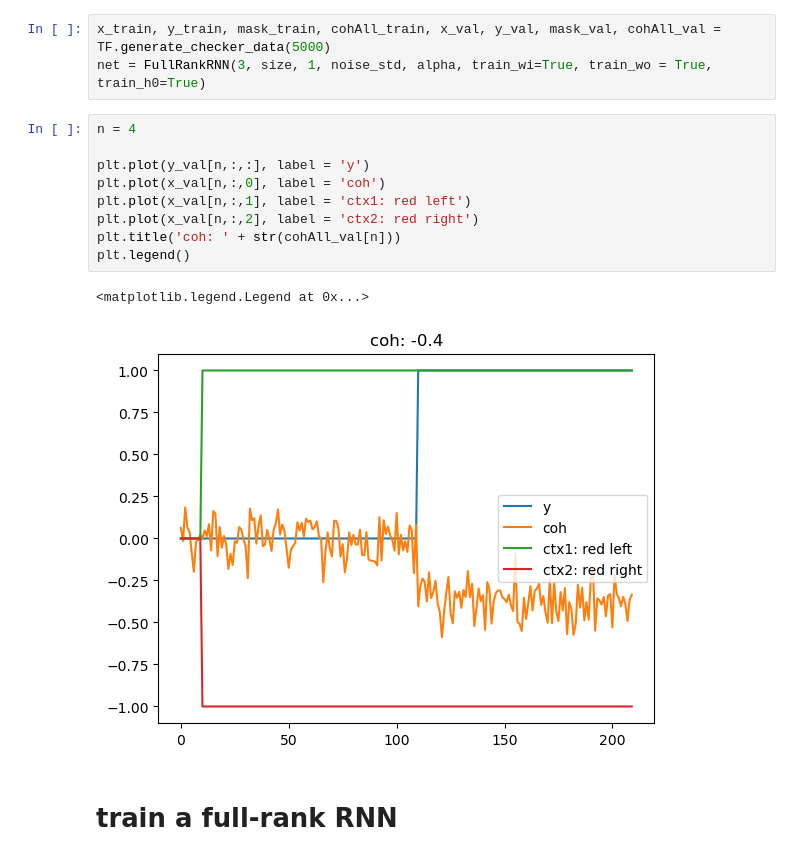
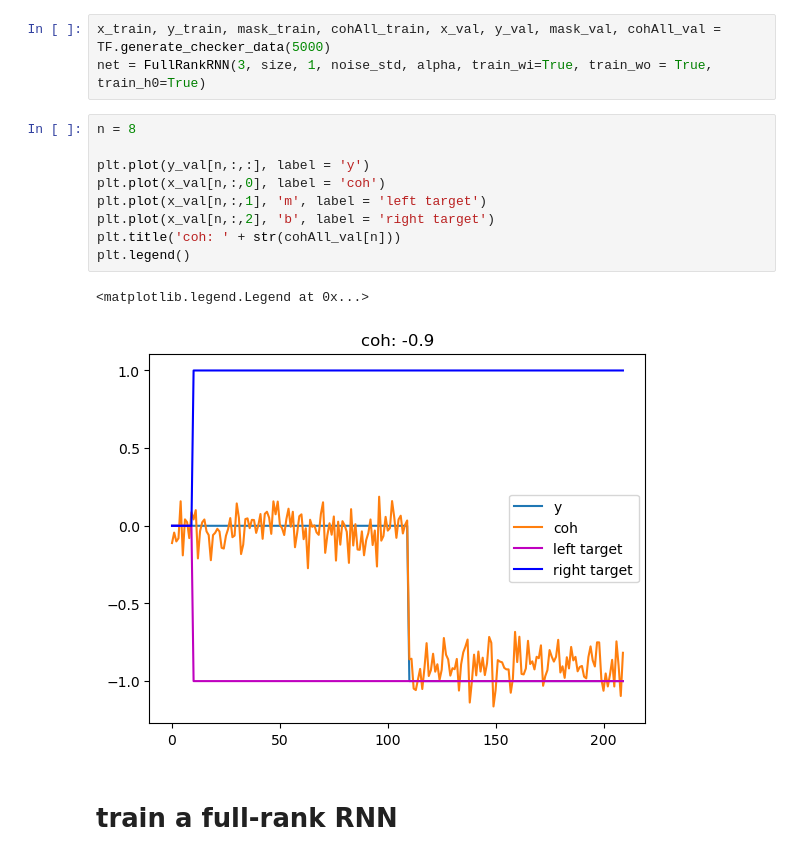
Before and after one commit to tianw6/lowrank_inference, a Jupyter notebook: notebooks/TFtrainRank.ipynb, the cells around one changed output. Drawn from its saved outputs; the diff is of its cells as text.

```diff
--- a/notebooks/TFtrainRank.ipynb
+++ b/notebooks/TFtrainRank.ipynb
@@ -20,17 +21,17 @@ lr = 1e-3
 x_train, y_train, mask_train, cohAll_train, x_val, y_val, mask_val, cohAll_val = TF.generate_checker_data(5000)
 net = FullRankRNN(3, size, 1, noise_std, alpha, train_wi=True, train_wo = True, train_h0=True)
 # %%
-n = 4
+n = 8
 
 plt.plot(y_val[n,:,:], label = 'y')
 plt.plot(x_val[n,:,0], label = 'coh')
-plt.plot(x_val[n,:,1], label = 'ctx1: red left')
-plt.plot(x_val[n,:,2], label = 'ctx2: red right')
+plt.plot(x_val[n,:,1], 'm', label = 'left target')
+plt.plot(x_val[n,:,2], 'b', label = 'right target')
 plt.title('coh: ' + str(cohAll_val[n]))
 plt.legend()
 # %% [output]
 <matplotlib.legend.Legend at 0x...>
-[figure, old version]
+[figure, new version]
 # %% [markdown]
 # train a full-rank RNN
 # %%
```
Also changed, not shown: parts of 28 cells of this notebook, 3 other files.
